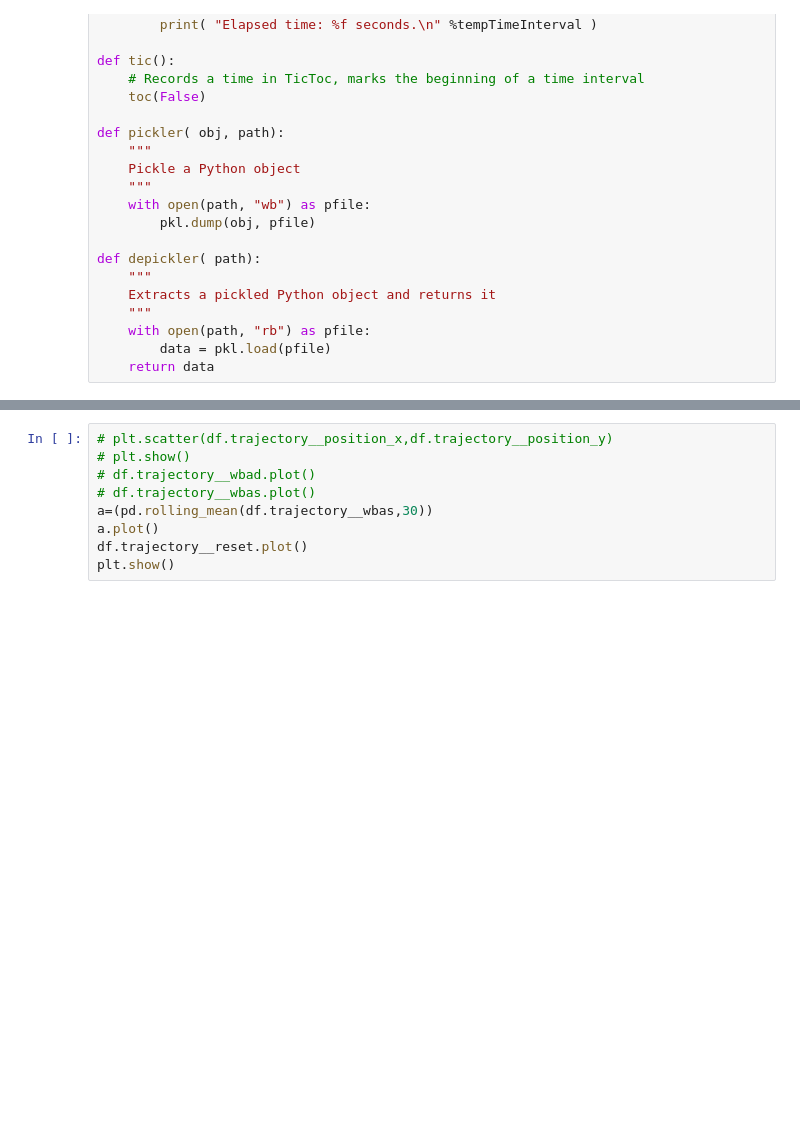
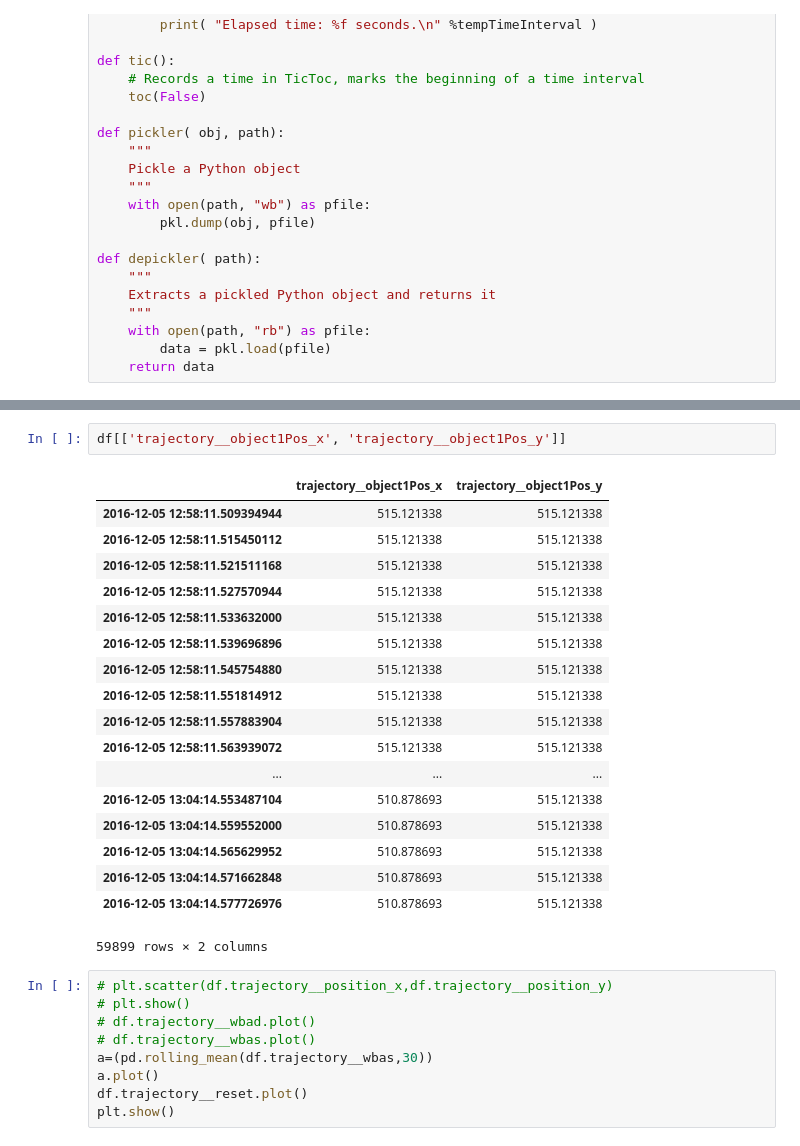
Before and after one commit to pvnkmrksk/World, a Jupyter notebook: ipy_notebooks/Bag Plotter-Copy1.ipynb, the cells around one changed output, grey strips where cells are left out. Cells and saved outputs as stored; diff of their text form; blank space fills up the shorter version.

```diff
--- a/ipy_notebooks/Bag Plotter-Copy1.ipynb
+++ b/ipy_notebooks/Bag Plotter-Copy1.ipynb
@@ -100,3 +101,24 @@ print parameters
+# %%
+df[['trajectory__object1Pos_x', 'trajectory__object1Pos_y']]
+# %% [output]
+|  | trajectory__object1Pos_x | trajectory__object1Pos_y |
+| 2016-12-05 12:58:11.509394944 | 515.121338 | 515.121338 |
+| 2016-12-05 12:58:11.515450112 | 515.121338 | 515.121338 |
+| 2016-12-05 12:58:11.521511168 | 515.121338 | 515.121338 |
+| 2016-12-05 12:58:11.527570944 | 515.121338 | 515.121338 |
+| 2016-12-05 12:58:11.533632000 | 515.121338 | 515.121338 |
+| 2016-12-05 12:58:11.539696896 | 515.121338 | 515.121338 |
+| 2016-12-05 12:58:11.545754880 | 515.121338 | 515.121338 |
+| 2016-12-05 12:58:11.551814912 | 515.121338 | 515.121338 |
+| 2016-12-05 12:58:11.557883904 | 515.121338 | 515.121338 |
+| 2016-12-05 12:58:11.563939072 | 515.121338 | 515.121338 |
+| ... | ... | ... |
+| 2016-12-05 13:04:14.553487104 | 510.878693 | 515.121338 |
+| 2016-12-05 13:04:14.559552000 | 510.878693 | 515.121338 |
+| 2016-12-05 13:04:14.565629952 | 510.878693 | 515.121338 |
+| 2016-12-05 13:04:14.571662848 | 510.878693 | 515.121338 |
+| 2016-12-05 13:04:14.577726976 | 510.878693 | 515.121338 |
+59899 rows × 2 columns
 # %%
 # plt.scatter(df.trajectory__position_x,df.trajectory__position_y)
 # plt.show()
```
Also changed, not shown: parts of 2 cells of this notebook, 15 other files.
